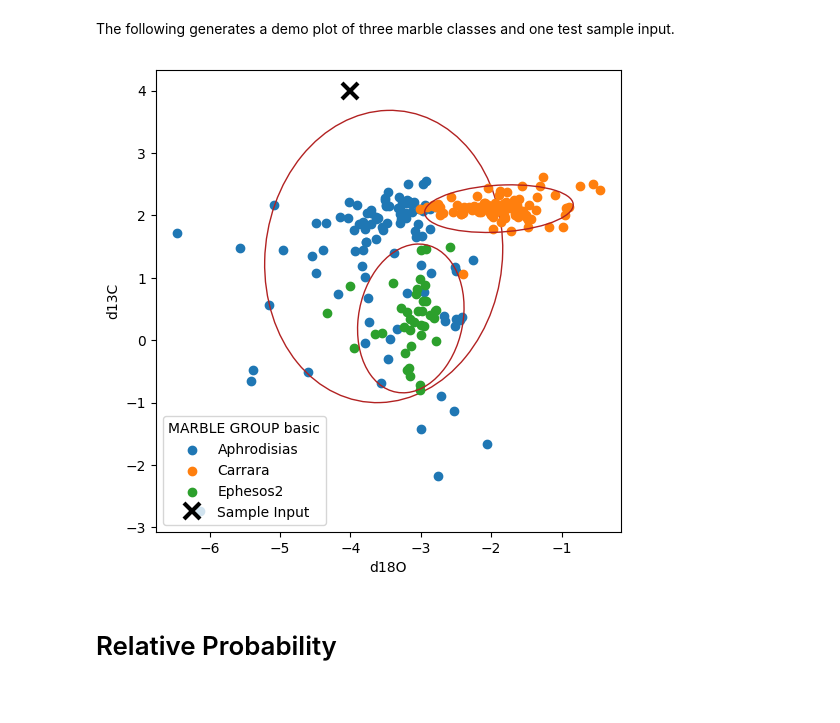
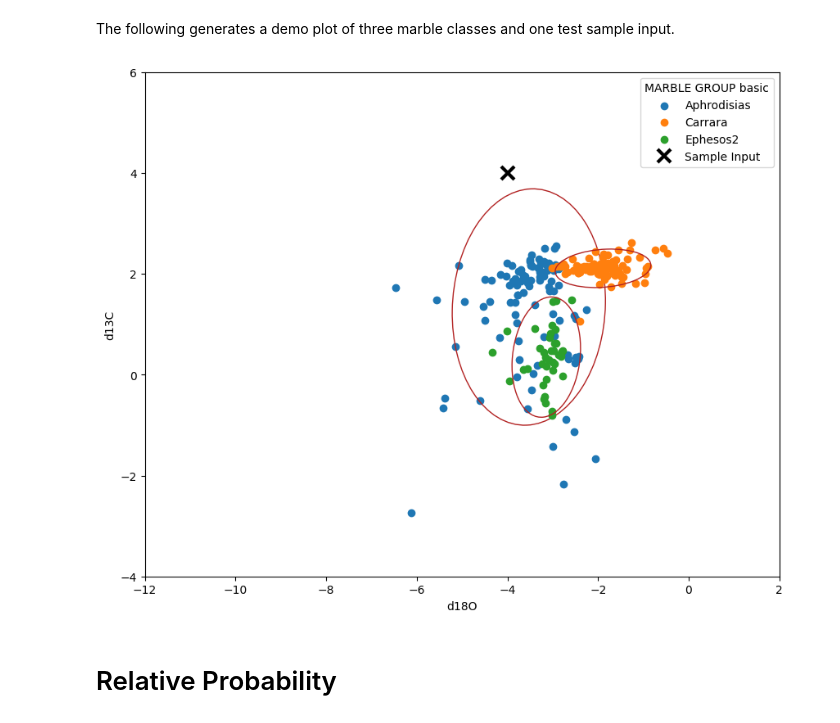
Before and after one commit to jsutphen/marbleClassification, a Jupyter notebook: classification.ipynb, the cells around one changed output. Saved outputs shown, nothing was run; the diff lists cells and outputs as text; code cells hidden in the pictures.

Commit message:
update plot size

```diff
--- a/classification.ipynb
+++ b/classification.ipynb
@@ -77,35 +77,38 @@ classes = db["MARBLE GROUP basic"].unique()
 filtered_classes = [c for c in classes if
                     c == 'Carrara' or
                     c == 'Aphrodisias' or
                     c == 'Ephesos2']
 
-fig, ax = plt.subplots(figsize=(6, 6))
+fig, ax = plt.subplots(figsize=(10, 8))
+
+ax.set_xlim([-12, 2])
+ax.set_ylim([-4, 6])
 
 # scaling factor for 90 % confidence ellipses, following this page https://www.visiondummy.com/2014/04/draw-error-ellipse-representing-covariance-matrix/
 # in the confidence ellipse algorithm, each axis is scaled by 2 * n_std * standard_deviation
 n_std = np.sqrt(4.605)
 
 for class_name in filtered_classes:
     class_mask = db["MARBLE GROUP basic"] == class_name
     plt.scatter(
         db.loc[class_mask, "d18O"],
         db.loc[class_mask, "d13C"],
         label=class_name)
     confidence_ellipse(
         db.loc[class_mask, "d18O"],
         db.loc[class_mask, "d13C"],
         ax,
         n_std=n_std,
         edgecolor='firebrick')
 
 test_values = [[-4, 4]]
 plt.plot(test_values[0][0], test_values[0][1], "kx", label="Sample Input", ms=12, mew=3)
 plt.xlabel('d18O')
 plt.ylabel('d13C')
 plt.legend(title='MARBLE GROUP basic')
 plt.show()
 # %% [output]
-[figure, old version]
+[figure, new version]
 # %% [markdown]
 # Relative Probability
 # %% [markdown]
```
